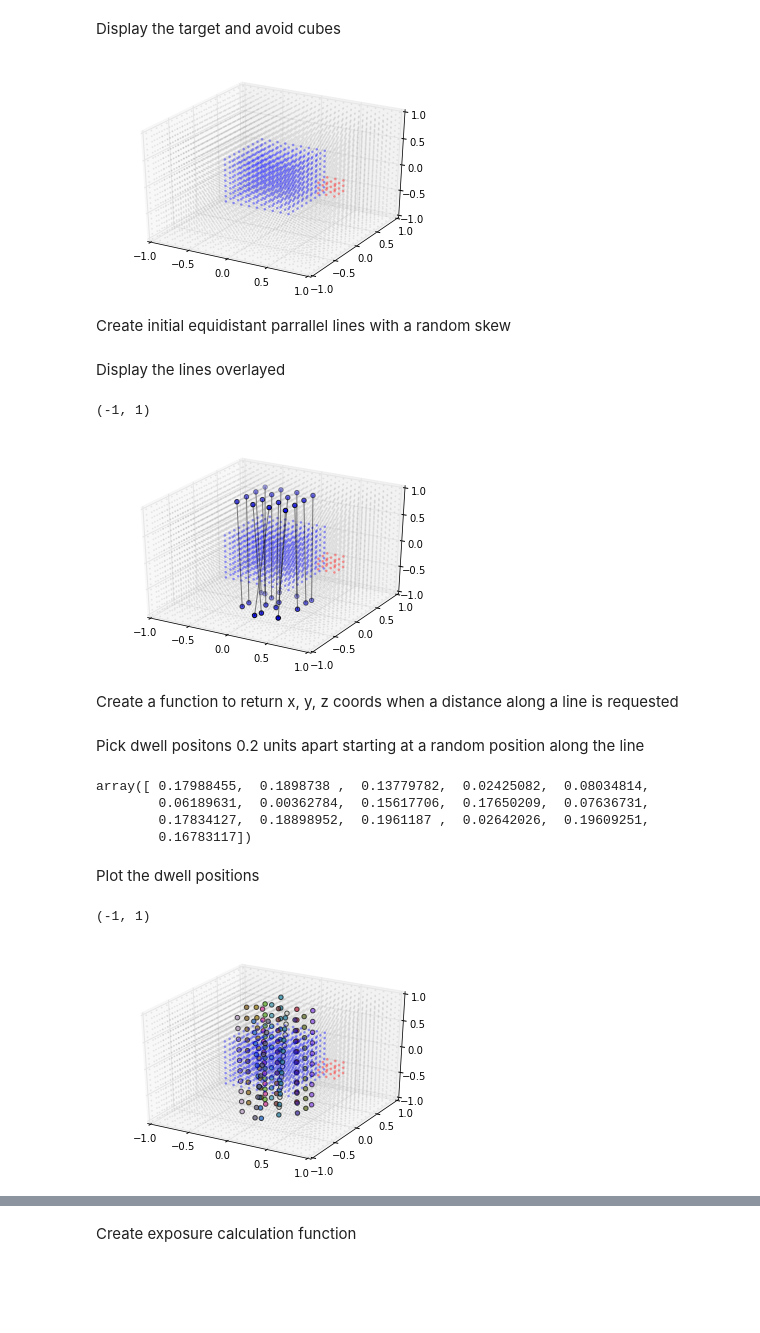
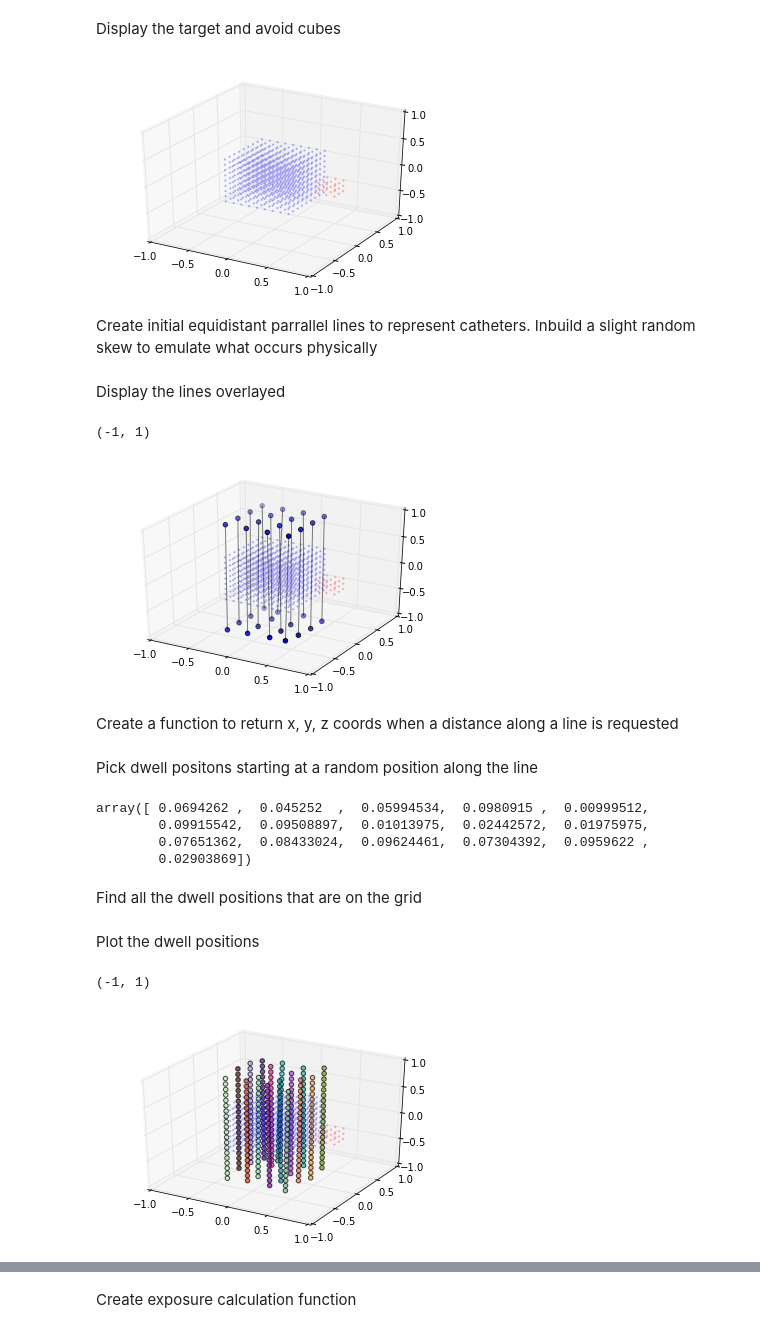
Before and after one commit to SimonBiggs/poc-brachyoptimisation, a Jupyter notebook: Proof of concept.ipynb, the cells around one changed output, grey strips where cells are left out. Saved outputs shown, nothing was run; the diff lists cells and outputs as text; code cells hidden in the pictures; blank space fills up the shorter version.

```diff
--- a/Proof of concept.ipynb
+++ b/Proof of concept.ipynb
@@ -65,29 +45,19 @@ fig = plt.figure()
 ax = fig.add_subplot(111, projection='3d')
 
 ax.scatter(
-    x[other], y[other], z[other],
-    alpha=0.1, s=1, color='grey')
-ax.scatter(
     x[target_cube], y[target_cube], z[target_cube],
-    alpha=0.3, s=3, color='blue')
-# ax.scatter(
-#     x[~target_cube][target_exterior],
-#     y[~target_cube][target_exterior],
-#     z[~target_cube][target_exterior],
-#     alpha=0.3, s=3, color='yellow')
+    alpha=0.2, s=2, color='blue')
 ax.scatter(
     x[avoid_cube], y[avoid_cube], z[avoid_cube],
-    alpha=0.3, s=3, color='red')
+    alpha=0.2, s=2, color='red')
 
 ax.set_xlim([-1, 1])
 ax.set_ylim([-1, 1])
 ax.set_zlim([-1, 1])
-
-plt.show()
 # %% [output]
-[figure, old version]
+[figure, new version]
 # %% [markdown]
-Create initial equidistant parrallel lines with a random skew
+Create initial equidistant parrallel lines to represent catheters. Inbuild a slight random skew to emulate what occurs physically
 # %%
 number_of_lines = 16
 
@@ -110,19 +80,11 @@ fig = plt.figure()
 ax = fig.add_subplot(111, projection='3d')
 
 ax.scatter(
-    x[other], y[other], z[other],
-    alpha=0.1, s=1, color='grey')
-ax.scatter(
     x[target_cube], y[target_cube], z[target_cube],
-    alpha=0.3, s=3, color='blue')
-# ax.scatter(
-#     x[~target_cube][target_exterior],
-#     y[~target_cube][target_exterior],
-#     z[~target_cube][target_exterior],
-#     alpha=0.3, s=3, color='yellow')
+    alpha=0.2, s=2, color='blue')
 ax.scatter(
     x[avoid_cube], y[avoid_cube], z[avoid_cube],
-    alpha=0.3, s=3, color='red')
+    alpha=0.2, s=2, color='red')
 ax.scatter(*line_start)
 ax.scatter(*line_finish)
 
@@ -137,7 +99,7 @@ ax.set_ylim([-1, 1])
 ax.set_zlim([-1, 1])
 # %% [output]
 (-1, 1)
-[figure, old version]
+[figure, new version]
 # %% [markdown]
 Create a function to return x, y, z coords when a distance along a line is requested
 # %%
@@ -166,28 +128,32 @@ def find_distance_coords(line_num=None, distance=None):
 
     return coords
 # %% [markdown]
-Pick dwell positons 0.2 units apart starting at a random position along the line
+Pick dwell positons starting at a random position along the line
 # %%
-dwell_spacing = 0.2
-number_of_dwells = np.floor(2 / dwell_spacing).astype(int)
+dwell_spacing = 0.1
+dwell_distances_from_initial = np.arange(0, 2, dwell_spacing)
+number_of_dwells = len(dwell_distances_from_initial)
 # %%
 inital_dwell_position = np.random.uniform(
     low=0, high=dwell_spacing, size=number_of_lines)
 inital_dwell_position
 # %% [output]
-array([ 0.17988455,  0.1898738 ,  0.13779782,  0.02425082,  0.08034814,
-        0.06189631,  0.00362784,  0.15617706,  0.17650209,  0.07636731,
-        0.17834127,  0.18898952,  0.1961187 ,  0.02642026,  0.19609251,
-        0.16783117])
+array([ 0.0694262 ,  0.045252  ,  0.05994534,  0.0980915 ,  0.00999512,
+        0.09915542,  0.09508897,  0.01013975,  0.02442572,  0.01975975,
+        0.07651362,  0.08433024,  0.09624461,  0.07304392,  0.0959622 ,
+        0.02903869])
+# %%
+dwell_distances = np.reshape(inital_dwell_position, (-1, 1)) + np.reshape(dwell_distances_from_initial, (1, -1))
 # %%
 def find_dwell_coords(line_num=None, dwell_num=None):
-    distance = (inital_dwell_position[line_num] +
-                dwell_num * dwell_spacing)
+    distance = dwell_distances[line_num, dwell_num]
 
     coords = find_distance_coords(
         line_num=line_num, distance=distance)
 
     return coords
+# %% [markdown]
+Find all the dwell positions that are on the grid
 # %%
 dwell_positions = np.array([
     [
@@ -203,33 +164,26 @@ relevant_dwell_positions = relevant_dwell_positions[keep]
 # %% [markdown]
 Plot the dwell positions
+# %%
+line_colours = np.random.uniform(size=(number_of_lines,3))
 # %%
 fig = plt.figure()
 ax = fig.add_subplot(111, projection='3d')
 
 ax.scatter(
-    x[other], y[other], z[other],
-    alpha=0.1, s=1, color='grey')
-ax.scatter(
     x[target_cube], y[target_cube], z[target_cube],
-    alpha=0.3, s=3, color='blue')
-# ax.scatter(
-#     x[~target_cube][target_exterior],
-#     y[~target_cube][target_exterior],
-#     z[~target_cube][target_exterior],
-#     alpha=0.3, s=3, color='yellow')
+    alpha=0.2, s=2, color='blue')
 ax.scatter(
     x[avoid_cube], y[avoid_cube], z[avoid_cube],
-    alpha=0.3, s=3, color='red')
+    alpha=0.2, s=2, color='red')
 
 for line_num in range(number_of_lines):
-    colour = np.random.uniform(size=3)
     ax.scatter(*np.transpose(dwell_positions[line_num]),
-               c=colour, alpha=0.7)
+               c=line_colours[line_num], alpha=0.7)
 
 
 ax.set_xlim([-1, 1])
 ax.set_ylim([-1, 1])
 ax.set_zlim([-1, 1])
 # %% [output]
 (-1, 1)
-[figure, old version]
+[figure, new version]
```
Also changed, not shown: parts of 69 cells of this notebook.
